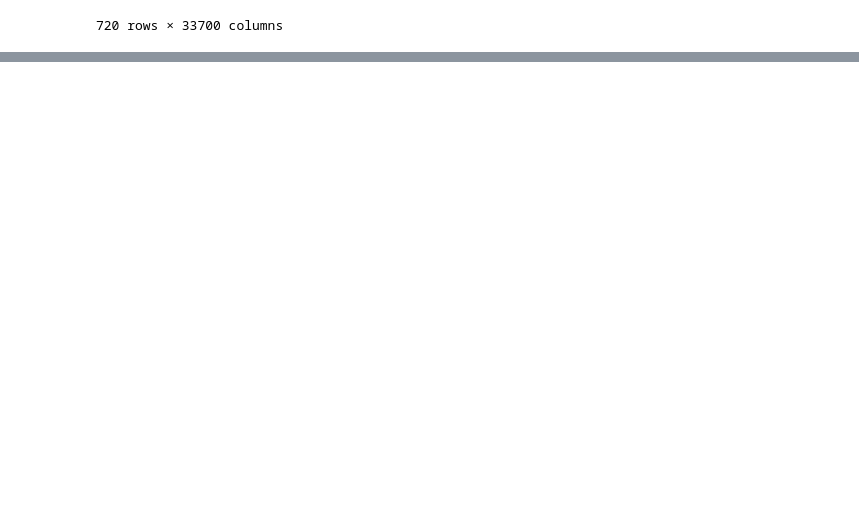
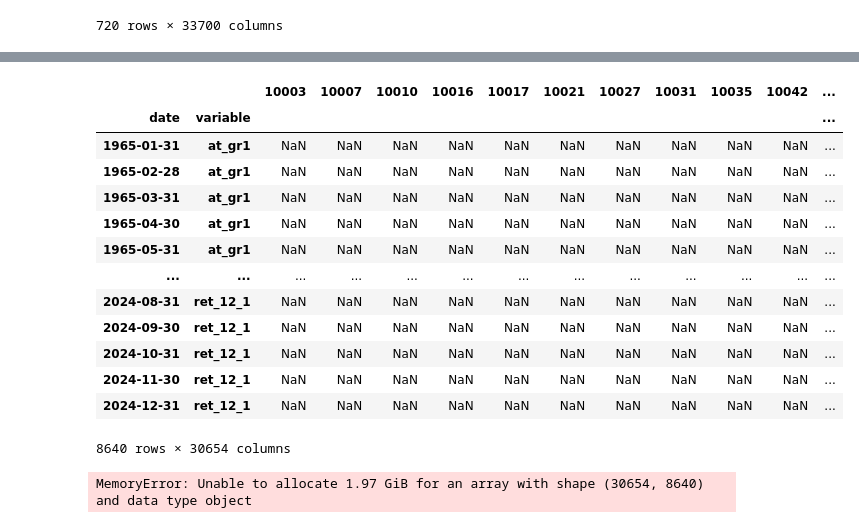
Before and after one commit to fanghe-ma/IVOL-Puzzle-and-Arbitrage-Asymmetry, a Jupyter notebook: project.ipynb, the cells around one changed output, grey strips where cells are left out. Saved outputs shown, nothing was run; the diff lists cells and outputs as text; code cells hidden in the pictures; blank space fills up the shorter version.

```diff
--- a/project.ipynb
+++ b/project.ipynb
@@ -160,0 +500,3 @@ ivol_df
+# %%
+anomalies_df = pd.read_csv('./Data/anomalies_raw_new.csv')
+anomalies_df
@@ -160,0 +517,10 @@ ivol_df
+# %%
+anomalies_df.set_index(['date', 'variable'], inplace=True)
+anomalies_df.columns = anomalies_df.columns.astype(int)
+anomalies_pct = pd.DataFrame(
+    index = anomalies_df.index,
+    columns = anomalies_df.columns
+)
+for i, idx in enumerate(anomalies_pct.index):
+    print(f"Processing {i} out of {anomalies_pct.shape[0]}")
+    anomalies_pct.loc[idx] = anomalies_df.loc[idx].rank(pct=True)
@@ -160,0 +545,27 @@ ivol_df
+# %%
+anomalies_pct
+# %% [output]
+|  |  | 10003 | 10007 | 10010 | 10016 | 10017 | 10021 | 10027 | 10031 | 10035 | 10042 | ... |
+| date | variable |  |  |  |  |  |  |  |  |  |  | ... |
+| 1965-01-31 | at_gr1 | NaN | NaN | NaN | NaN | NaN | NaN | NaN | NaN | NaN | NaN | ... |
+| 1965-02-28 | at_gr1 | NaN | NaN | NaN | NaN | NaN | NaN | NaN | NaN | NaN | NaN | ... |
+| 1965-03-31 | at_gr1 | NaN | NaN | NaN | NaN | NaN | NaN | NaN | NaN | NaN | NaN | ... |
+| 1965-04-30 | at_gr1 | NaN | NaN | NaN | NaN | NaN | NaN | NaN | NaN | NaN | NaN | ... |
+| 1965-05-31 | at_gr1 | NaN | NaN | NaN | NaN | NaN | NaN | NaN | NaN | NaN | NaN | ... |
+| ... | ... | ... | ... | ... | ... | ... | ... | ... | ... | ... | ... | ... |
+| 2024-08-31 | ret_12_1 | NaN | NaN | NaN | NaN | NaN | NaN | NaN | NaN | NaN | NaN | ... |
+| 2024-09-30 | ret_12_1 | NaN | NaN | NaN | NaN | NaN | NaN | NaN | NaN | NaN | NaN | ... |
+| 2024-10-31 | ret_12_1 | NaN | NaN | NaN | NaN | NaN | NaN | NaN | NaN | NaN | NaN | ... |
+| 2024-11-30 | ret_12_1 | NaN | NaN | NaN | NaN | NaN | NaN | NaN | NaN | NaN | NaN | ... |
+| 2024-12-31 | ret_12_1 | NaN | NaN | NaN | NaN | NaN | NaN | NaN | NaN | NaN | NaN | ... |
+8640 rows × 30654 columns
+# %%
+aggregate_mispricing_df = anomalies_pct.reset_index().groupby('date')[
+    [c for c in anomalies_pct.columns if c not in ['date', 'variable']]
+].apply(
+    lambda x: x.dropna().mean() if x.dropna().shape[0] >= 5 else np.nan
+)
+
+aggregate_mispricing_df
+# %% [output]
+MemoryError: Unable to allocate 1.97 GiB for an array with shape (30654, 8640) and data type object
```
Also changed, not shown: parts of 22 cells of this notebook, 1 other file.
